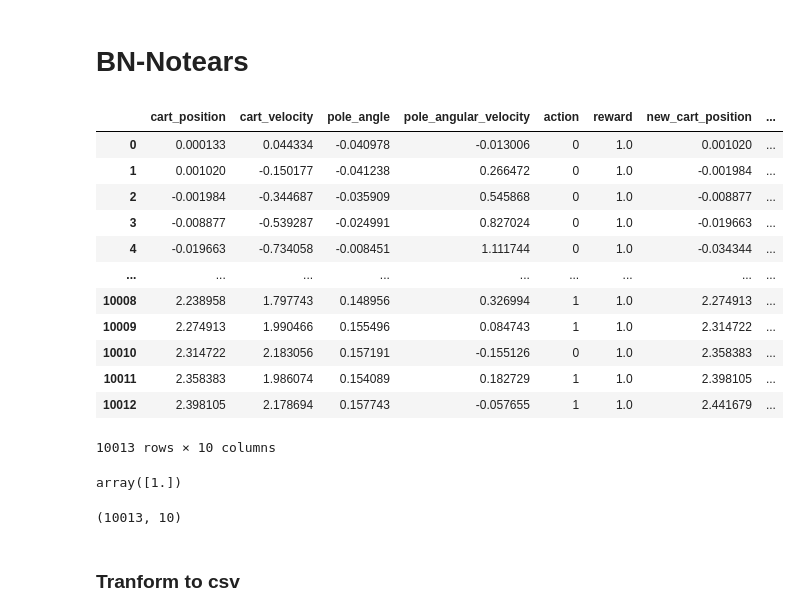
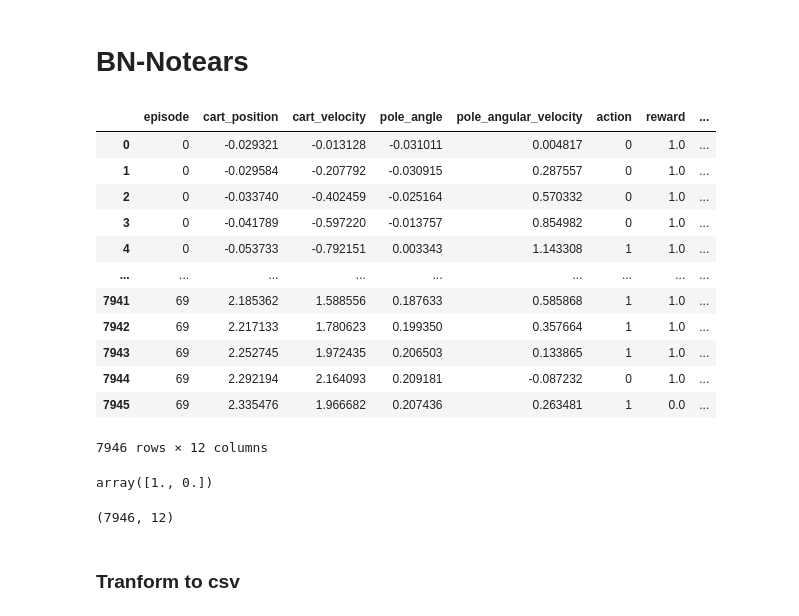
Before and after one commit to ChenFengTsai/BayesianNetwork_Cartpole_with_RL, a Jupyter notebook: bn/notear.ipynb, the cells around one changed output. Saved outputs shown, nothing was run; the diff lists cells and outputs as text; code cells hidden in the pictures.

```diff
--- a/bn/notear.ipynb
+++ b/bn/notear.ipynb
@@ -3,35 +8,30 @@
 # %%
-import pickle
-import pandas as pd
-import networkx as nx
-import matplotlib.pyplot as plt
-
 # Open the pickle file for reading
-with open('organized_training_memory.pkl', 'rb') as f:
+with open('../ddqn/organized_training_memory4.pkl', 'rb') as f:
     loaded_data = pickle.load(f)
 loaded_data
 # %% [output]
-|  | cart_position | cart_velocity | pole_angle | pole_angular_velocity | action | reward | new_cart_position | ... |
-| 0 | 0.000133 | 0.044334 | -0.040978 | -0.013006 | 0 | 1.0 | 0.001020 | ... |
-| 1 | 0.001020 | -0.150177 | -0.041238 | 0.266472 | 0 | 1.0 | -0.001984 | ... |
-| 2 | -0.001984 | -0.344687 | -0.035909 | 0.545868 | 0 | 1.0 | -0.008877 | ... |
-| 3 | -0.008877 | -0.539287 | -0.024991 | 0.827024 | 0 | 1.0 | -0.019663 | ... |
-| 4 | -0.019663 | -0.734058 | -0.008451 | 1.111744 | 0 | 1.0 | -0.034344 | ... |
+|  | episode | cart_position | cart_velocity | pole_angle | pole_angular_velocity | action | reward | ... |
+| 0 | 0 | -0.029321 | -0.013128 | -0.031011 | 0.004817 | 0 | 1.0 | ... |
+| 1 | 0 | -0.029584 | -0.207792 | -0.030915 | 0.287557 | 0 | 1.0 | ... |
+| 2 | 0 | -0.033740 | -0.402459 | -0.025164 | 0.570332 | 0 | 1.0 | ... |
+| 3 | 0 | -0.041789 | -0.597220 | -0.013757 | 0.854982 | 0 | 1.0 | ... |
+| 4 | 0 | -0.053733 | -0.792151 | 0.003343 | 1.143308 | 1 | 1.0 | ... |
 | ... | ... | ... | ... | ... | ... | ... | ... | ... |
-| 10008 | 2.238958 | 1.797743 | 0.148956 | 0.326994 | 1 | 1.0 | 2.274913 | ... |
-| 10009 | 2.274913 | 1.990466 | 0.155496 | 0.084743 | 1 | 1.0 | 2.314722 | ... |
-| 10010 | 2.314722 | 2.183056 | 0.157191 | -0.155126 | 0 | 1.0 | 2.358383 | ... |
-| 10011 | 2.358383 | 1.986074 | 0.154089 | 0.182729 | 1 | 1.0 | 2.398105 | ... |
-| 10012 | 2.398105 | 2.178694 | 0.157743 | -0.057655 | 1 | 1.0 | 2.441679 | ... |
+| 7941 | 69 | 2.185362 | 1.588556 | 0.187633 | 0.585868 | 1 | 1.0 | ... |
+| 7942 | 69 | 2.217133 | 1.780623 | 0.199350 | 0.357664 | 1 | 1.0 | ... |
+| 7943 | 69 | 2.252745 | 1.972435 | 0.206503 | 0.133865 | 1 | 1.0 | ... |
+| 7944 | 69 | 2.292194 | 2.164093 | 0.209181 | -0.087232 | 0 | 1.0 | ... |
+| 7945 | 69 | 2.335476 | 1.966682 | 0.207436 | 0.263481 | 1 | 0.0 | ... |
-10013 rows × 10 columns
+7946 rows × 12 columns
 # %%
 loaded_data['reward'].unique()
 # %% [output]
-array([1.])
+array([1., 0.])
 # %%
 loaded_data.shape
 # %% [output]
-(10013, 10)
+(7946, 12)
 # %% [markdown]
 ### Tranform to csv
 # %%
```
Also changed, not shown: parts of 1 cell of this notebook, 7 other files.
